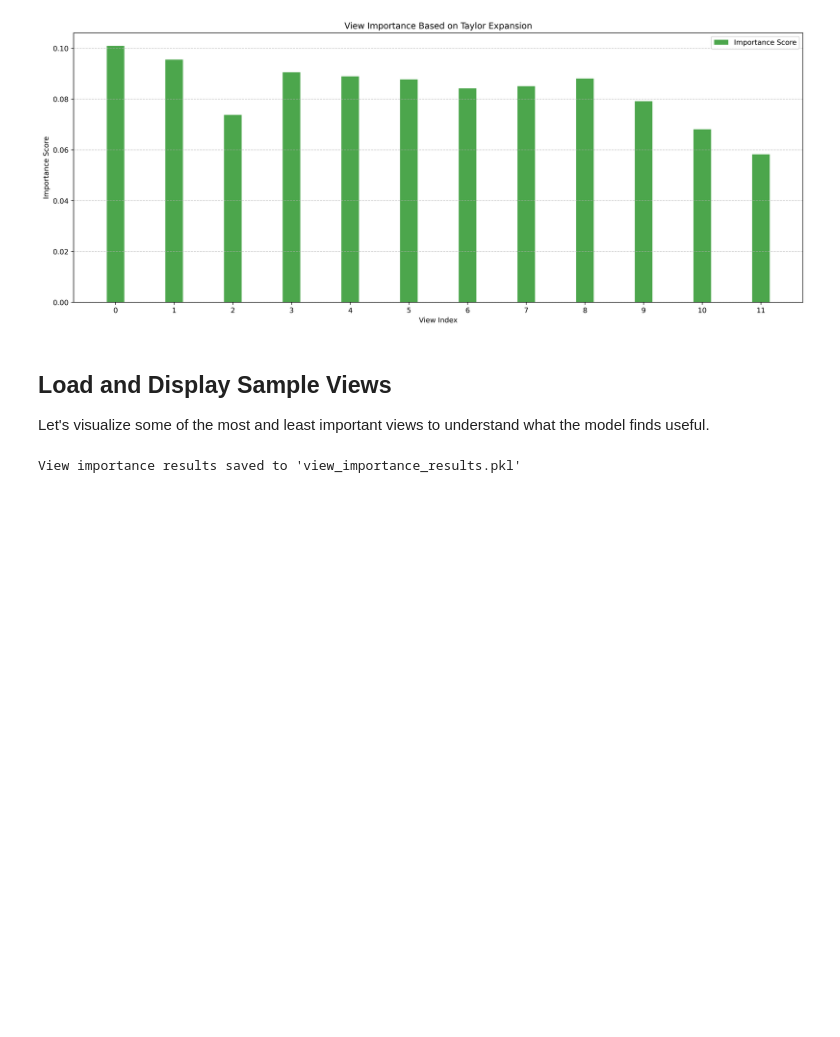
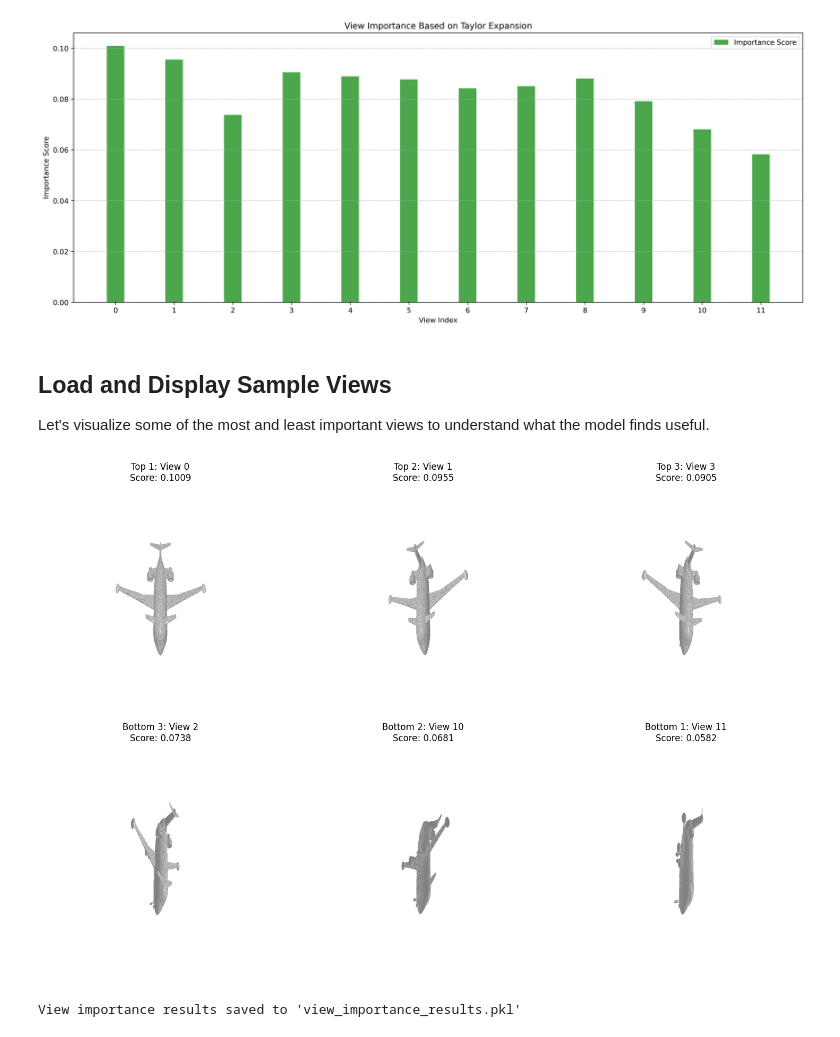
Before and after one commit to mahadevxo/DDNN-Working, a Jupyter notebook: src/pruning/taylor_series/SearchingOptimalPruningAmount/viewImportance.ipynb, the cells around one changed output. Cells and saved outputs as stored; diff of their text form; code cells hidden in the pictures; blank space fills up the shorter version.

```diff
--- a/src/pruning/taylor_series/SearchingOptimalPruningAmount/viewImportance.ipynb
+++ b/src/pruning/taylor_series/SearchingOptimalPruningAmount/viewImportance.ipynb
@@ -369,41 +369,43 @@ plt.show()
 
 Let's visualize some of the most and least important views to understand what the model finds useful.
 # %%
-# from PIL import Image
-# import torchvision.transforms as transforms
+from PIL import Image
+import torchvision.transforms as transforms
 
-# # Get the first sample from the dataset
-# for target, data, paths in test_loader:
-#     sample_paths = paths
-#     break
+# Get the first sample from the dataset
+for target, data, paths in test_loader:
+    sample_paths = paths
+    break
 
-# # Display most important views versus least important views
-# plt.figure(figsize=(15, 10))
+# Display most important views versus least important views
+plt.figure(figsize=(15, 10))
 
-# # Get top 3 and bottom 3 views
-# top_views = sorted_paths[:3]
-# bottom_views = sorted_paths[-3:]
+# Get top 3 and bottom 3 views
+top_views = sorted_paths[:3]
+bottom_views = sorted_paths[-3:]
 
-# # Display top views
-# for i, idx in enumerate(top_views):
-#     plt.subplot(2, 3, i+1)
-#     img_path = sample_paths[idx.item()][0]  # Get the first sample's path for this view
-#     img = Image.open(img_path)
-#     plt.imshow(img)
-#     plt.title(f"Top {i+1}: View {idx.item()}\nScore: {view_importance[idx].item():.4f}")
-#     plt.axis('off')
+# Display top views
+for i, idx in enumerate(top_views):
+    plt.subplot(2, 3, i+1)
+    img_path = sample_paths[idx.item()][0]  # Get the first sample's path for this view
+    img = Image.open(img_path)
+    plt.imshow(img)
+    plt.title(f"Top {i+1}: View {idx.item()}\nScore: {view_importance[idx].item():.4f}")
+    plt.axis('off')
 
-# # Display bottom views
-# for i, idx in enumerate(bottom_views):
-#     plt.subplot(2, 3, i+4)
-#     img_path = sample_paths[idx.item()][0]  # Get the first sample's path for this view
-#     img = Image.open(img_path)
-#     plt.imshow(img)
-#     plt.title(f"Bottom {len(bottom_views)-i}: View {idx.item()}\nScore: {view_importance[idx].item():.4f}")
-#     plt.axis('off')
+# Display bottom views
+for i, idx in enumerate(bottom_views):
+    plt.subplot(2, 3, i+4)
+    img_path = sample_paths[idx.item()][0]  # Get the first sample's path for this view
+    img = Image.open(img_path)
+    plt.imshow(img)
+    plt.title(f"Bottom {len(bottom_views)-i}: View {idx.item()}\nScore: {view_importance[idx].item():.4f}")
+    plt.axis('off')
 
-# plt.tight_layout()
-# plt.show()
+plt.tight_layout()
+plt.show()
+# %% [output]
+[figure, added]
 # %%
 # Save the view importance scores
 import pickle
```
Also changed, not shown: 1 other file.
